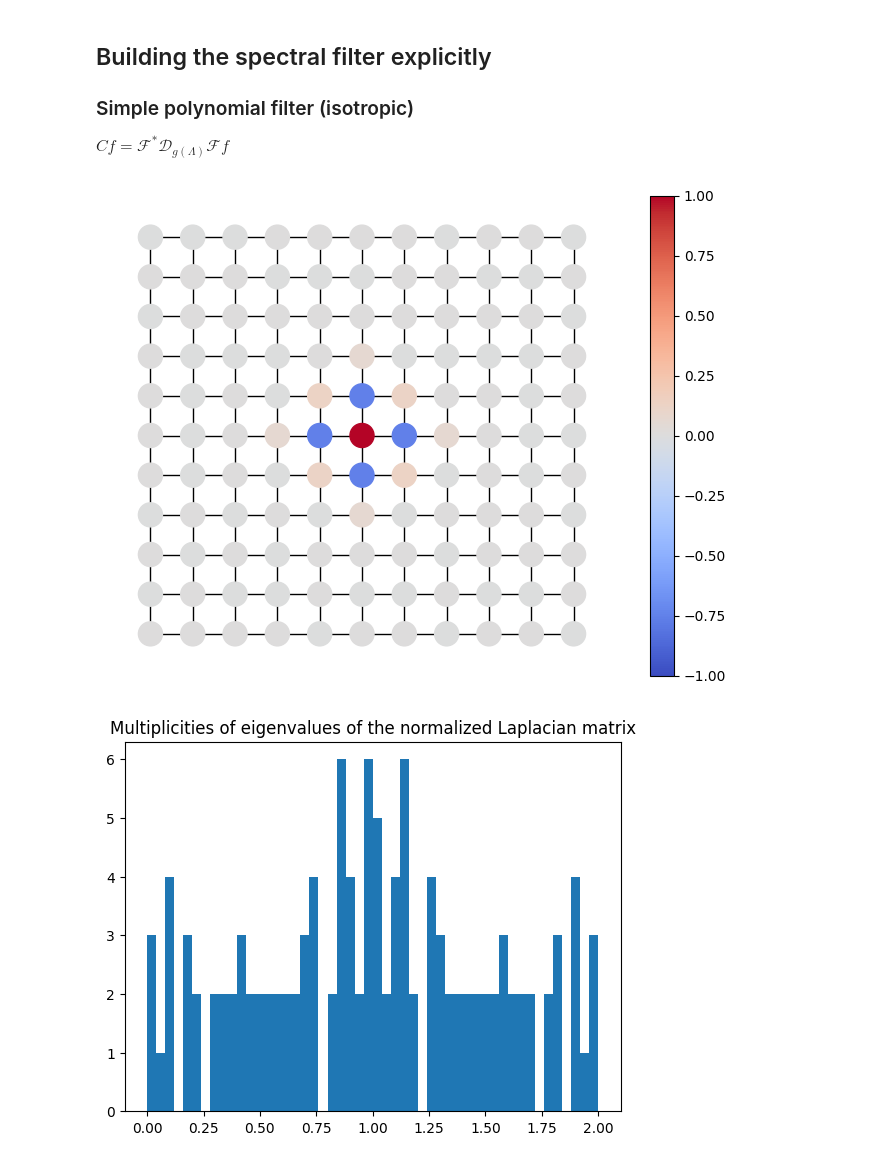
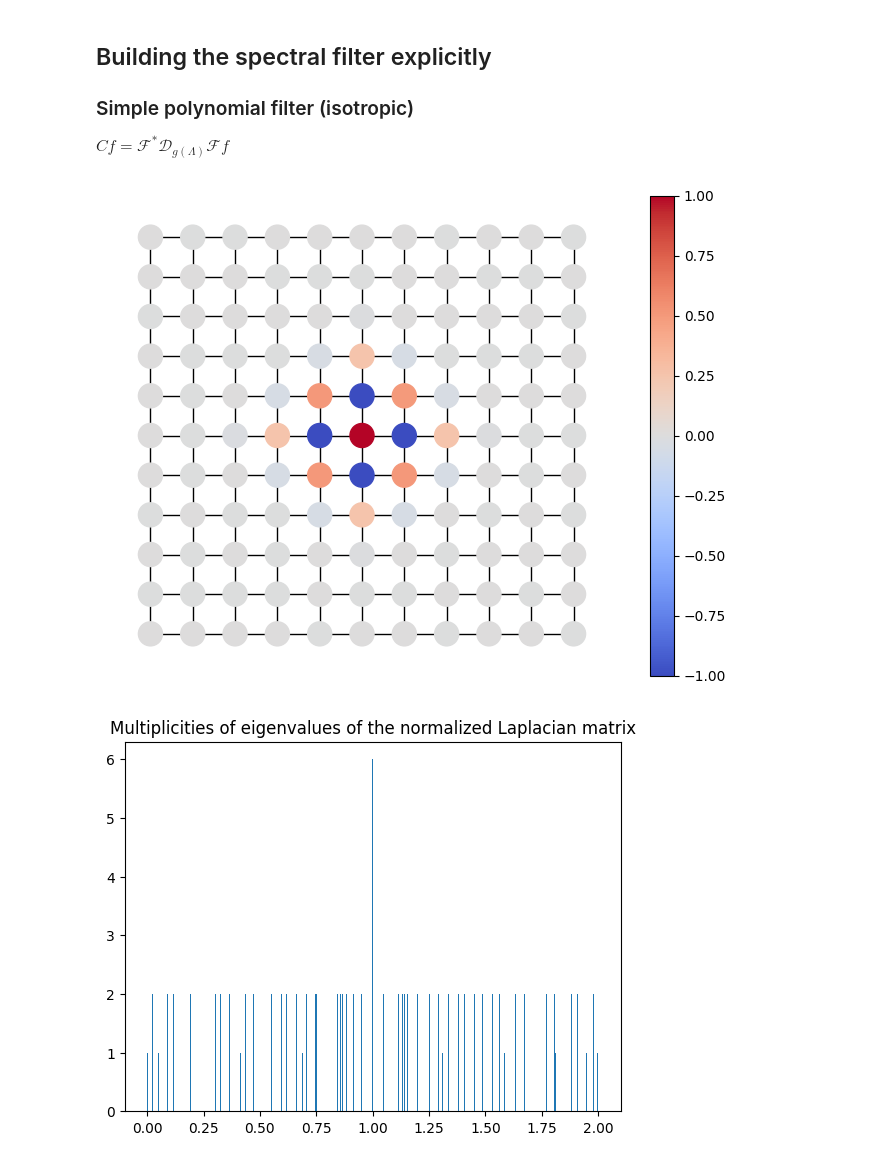
Before and after one commit to GuyLevavi/math_gnn_project, a Jupyter notebook: code/notebook.ipynb, the cells around one changed output. Cells and saved outputs as stored; diff of their text form; code cells hidden in the pictures.

```diff
--- a/code/notebook.ipynb
+++ b/code/notebook.ipynb
@@ -10,9 +10,10 @@ from scipy.stats import ortho_group
 from collections import Counter
 # %%
 # create a 2D grid graph
-k = 11
-grid = nx.grid_2d_graph(k, k)
-n = k * k
+k1 = 11
+k2 = 11
+grid = nx.grid_2d_graph(k1, k2)
+n = k1 * k2
 grid = nx.convert_node_labels_to_integers(grid)
 
 # make grid undirected
@@ -23,9 +24,9 @@ grid = grid.to_undirected()
 # plot the graph
 # create 2D coordinates
 pos = dict()
-for i in range(k):
-    for j in range(k):
-        pos[i * k + j] = (j, -i)
+for i in range(k1):
+    for j in range(k2):
+        pos[i * k2 + j] = (j, -i)
 
 nx.draw(grid, pos=pos, with_labels=True)
 # %% [output]
@@ -103,8 +104,11 @@ $Cf = \mathcal{F}^* \mathcal{D}_{g(\Lambda)} \mathcal{F} f$
 L = nx.normalized_laplacian_matrix(grid)
 L = L.todense()
 eigenvalues, eigenvectors = np.linalg.eigh(L)
-g = lambda x, a0, a1, a2: a0 + a1 * x + a2 * x**2
-D = np.diag(g(eigenvalues, 1, 1, 1))
+x = torch.tensor(np.zeros((n, 1)), dtype=torch.float)
+# x will be a spike signal in the middle of the grid
+x[(n-1)//2] = 1
+g = lambda x, a0, a1, a2, a3, a4: a0 + a1 * x + a2 * x**2 + a3 * x**3 + a4 * x**4
+D = np.diag(g(eigenvalues, 1, 1, 1, 1, 0))
 spectral_filter = eigenvectors @ D @ eigenvectors.T
 output = spectral_filter @ x.numpy()
 # visualize the output
@@ -116,14 +120,14 @@ sm.set_array([])
 plt.colorbar(sm)
 plt.show()
 # %% [output]
-[figure, old version]
+[figure, new version]
 # %%
 # plot histogram of eigenvalues
-plt.hist(eigenvalues, bins=50)
+plt.hist(eigenvalues, bins=500)
 plt.title('Multiplicities of eigenvalues of the normalized Laplacian matrix')
 plt.show()
 # %% [output]
-[figure, old version]
+[figure, new version]
 # %%
 def construct_block_diagonal_ortho(eigenvalues, round_precision=3):
     eigenvalues_round = np.round(eigenvalues, round_precision)
```
Also changed, not shown: parts of 12 cells of this notebook.
